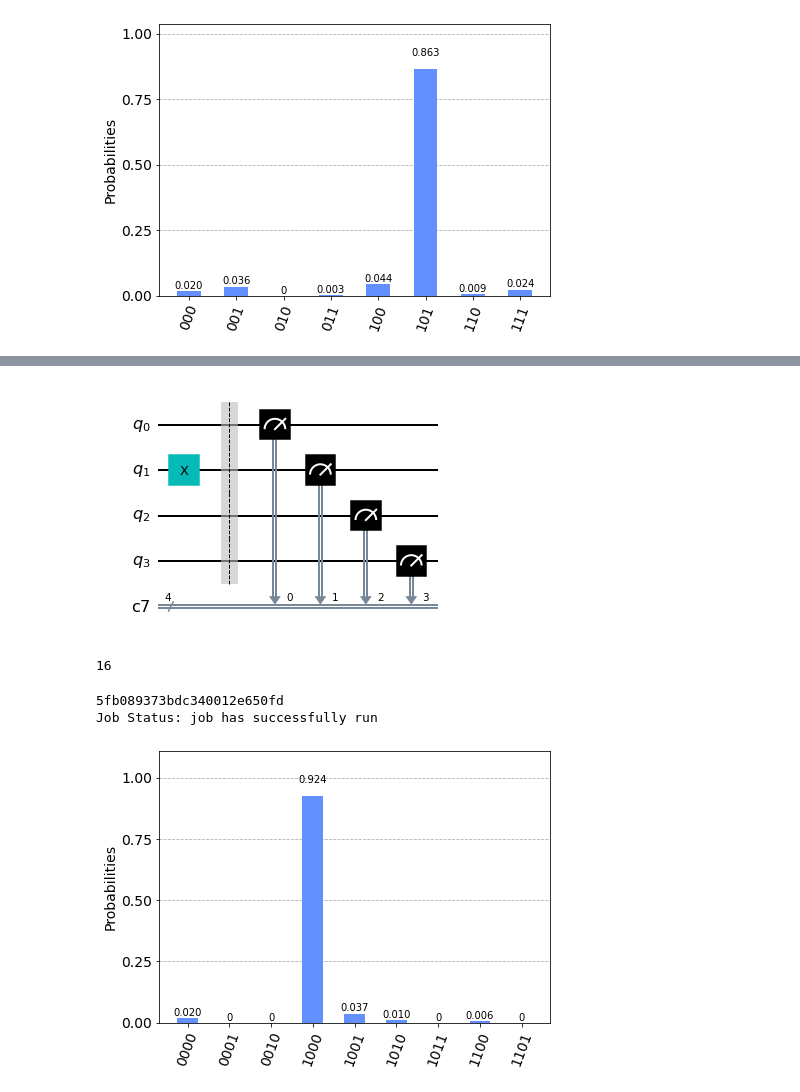
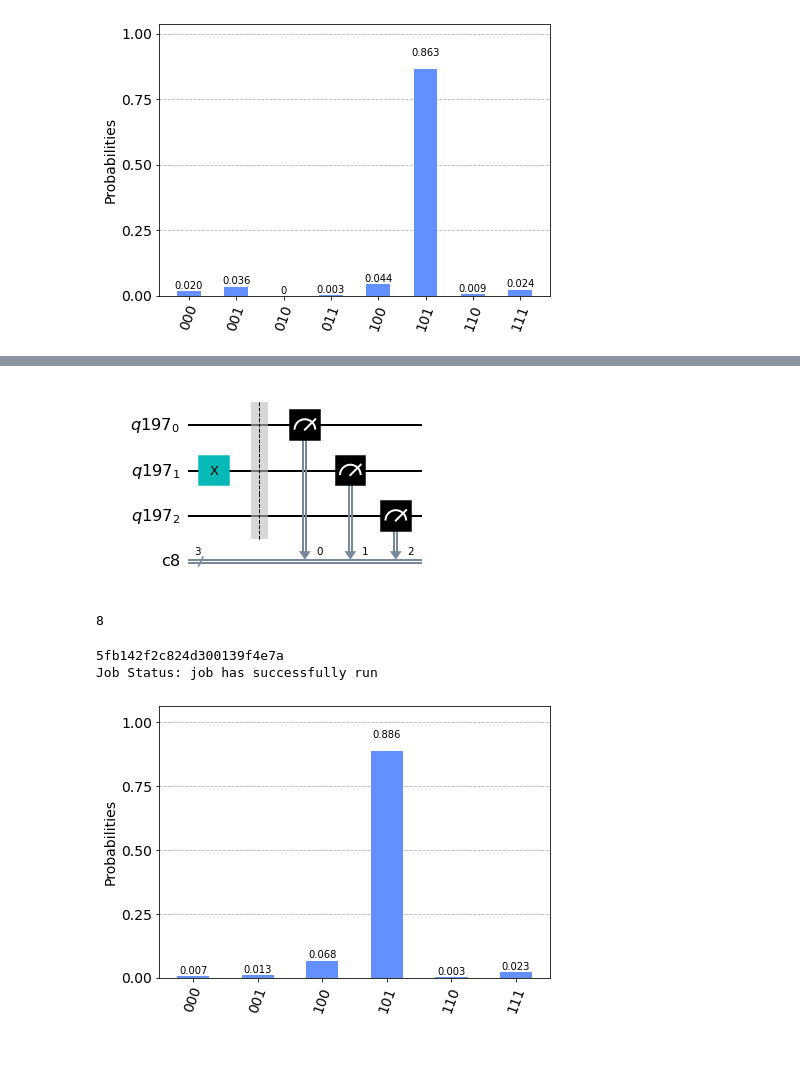
Before and after one commit to Sinestro38/errorMitigated-Bernstein-alg, a Jupyter notebook: Generalized Bernstein-Vazirani algorithm with error mitigation .ipynb, the cells around one changed output, grey strips where cells are left out. Cells and saved outputs as stored; diff of their text form; code cells hidden in the pictures; blank space fills up the shorter version.

```diff
--- a/Generalized Bernstein-Vazirani algorithm with error mitigation .ipynb
+++ b/Generalized Bernstein-Vazirani algorithm with error mitigation .ipynb
@@ -75,14 +84,16 @@ plot_histogram(counts)
 # %%
+# Importing ignis to CALIBRATE CIRCUIT
 from qiskit.ignis.mitigation.measurement import (complete_meas_cal, CompleteMeasFitter)
-cal_circuits, state_labels = complete_meas_cal(qr  = circuit.qregs[0], circlabel='measerrormitigationcal')
+cal_circuits, state_labels = complete_meas_cal(qubit_list=range(len(secretnum)), circlabel='measerrormitigationcal')
 # Let's draw an arbitrary calibration circuit to look at an example
 cal_circuits[2].draw(output= 'mpl')
 # %% [output]
-[figure, old version]
+[figure, new version]
-# %%
-len(cal_circuits)
-# %% [output]
-16
+# %%
+# How many cal_circuits do we have?
+len(cal_circuits)
+# %% [output]
+8
 # %%
 cal_job = execute(cal_circuits,
                   backend=device,
@@ -93,14 +104,14 @@ print(cal_job.job_id())
 job_monitor(cal_job)
 cal_results = cal_job.result()
 # %% [output]
-5fb089373bdc340012e650fd
+5fb142f2c824d300139f4e7a
 Job Status: job has successfully run
 # %%
 # Visualizing counts of an arbitrary calibration circuit
 # Notice that we only measure the basis state 75-85% of the time, theoretically it should be 100%
-plot_histogram(cal_results.get_counts(cal_circuits[8]))
+plot_histogram(cal_results.get_counts(cal_circuits[5]))
 # %% [output]
-[figure, old version]
+[figure, new version]
 # %%
 meas_fitter = CompleteMeasFitter(cal_results, state_labels)
 meas_fitter.plot_calibration()
```
Also changed, not shown: parts of 12 cells of this notebook.
